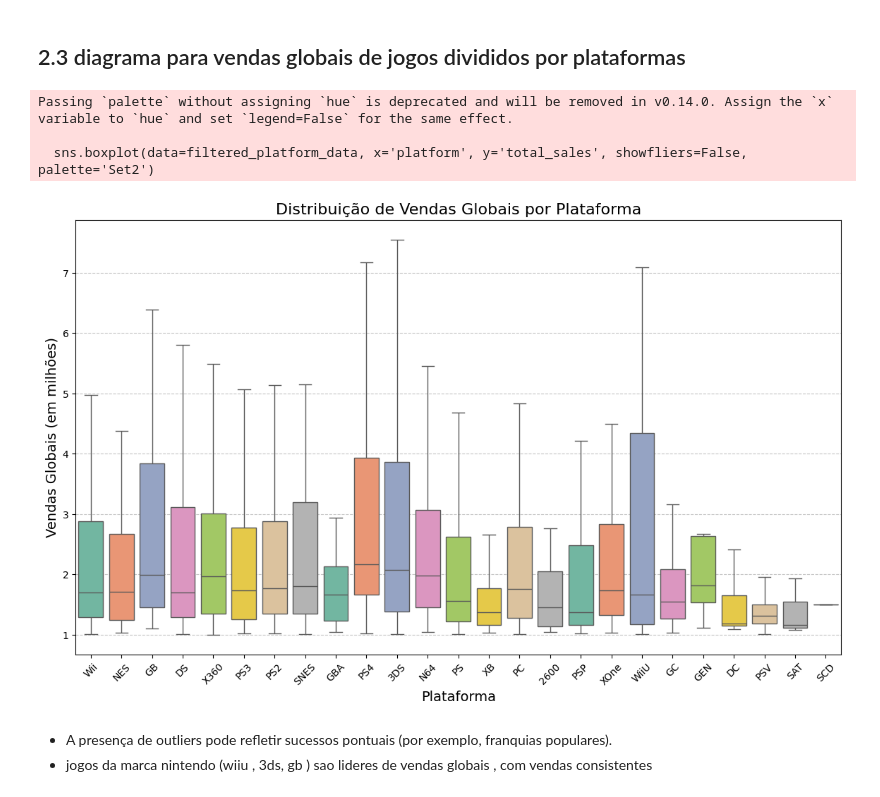
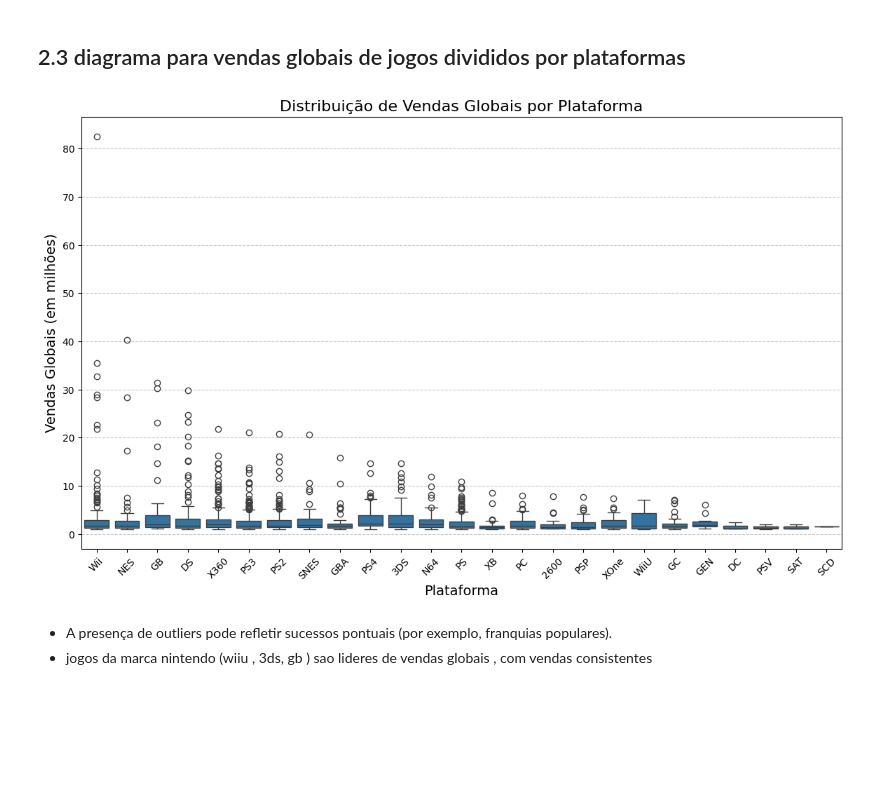
Before and after one commit to gusmaoc/games_data, a Jupyter notebook: notebooks/games.ipynb, the cells around one changed output. Saved outputs shown, nothing was run; the diff lists cells and outputs as text; code cells hidden in the pictures; blank space fills up the shorter version.

```diff
--- a/notebooks/games.ipynb
+++ b/notebooks/games.ipynb
@@ -9,7 +9,7 @@ import numpy as np
 ##            1.2 Leituras dos dados
 # %%
 
-games_data = pd.read_csv('datasets/games.csv')  #
+games_data = pd.read_csv('../datasets/games.csv')  #
 # lendo os dados
 games_data.head()
 # %% [output]
@@ -334,22 +334,19 @@ TG16     1995-01-01 1995-01-01   0.000000
 # %%
 # Filtrar dados para plataformas com vendas significativas
 platform_sales_threshold = 1  # Limite mínimo de vendas globais para incluir no gráfico
 filtered_platform_data = games_data[games_data['total_sales'] > platform_sales_threshold]
 
 # Criar o boxplot para vendas globais por plataforma
 plt.figure(figsize=(14, 8))
-sns.boxplot(data=filtered_platform_data, x='platform', y='total_sales', showfliers=False, palette='Set2')
+sns.boxplot(data=filtered_platform_data, x='platform', y='total_sales')
 plt.title('Distribuição de Vendas Globais por Plataforma', fontsize=16)
 plt.xlabel('Plataforma', fontsize=14)
 plt.ylabel('Vendas Globais (em milhões)', fontsize=14)
-plt.xticks(rotation=45)
+plt.xticks(rotation=45),
 plt.grid(axis='y', linestyle='--', alpha=0.7)
 plt.show()
 # %% [output]
-Passing `palette` without assigning `hue` is deprecated and will be removed in v0.14.0. Assign the `x` variable to `hue` and set `legend=False` for the same effect.
-
-  sns.boxplot(data=filtered_platform_data, x='platform', y='total_sales', showfliers=False, palette='Set2')
-[figure, old version]
+[figure, new version]
 # %% [markdown]
 * A presença de outliers pode refletir sucessos pontuais (por exemplo, franquias populares).
 * jogos da marca nintendo (wiiu , 3ds, gb ) sao lideres de vendas globais , com vendas consistentes
```
Also changed, not shown: parts of 2 cells of this notebook.
